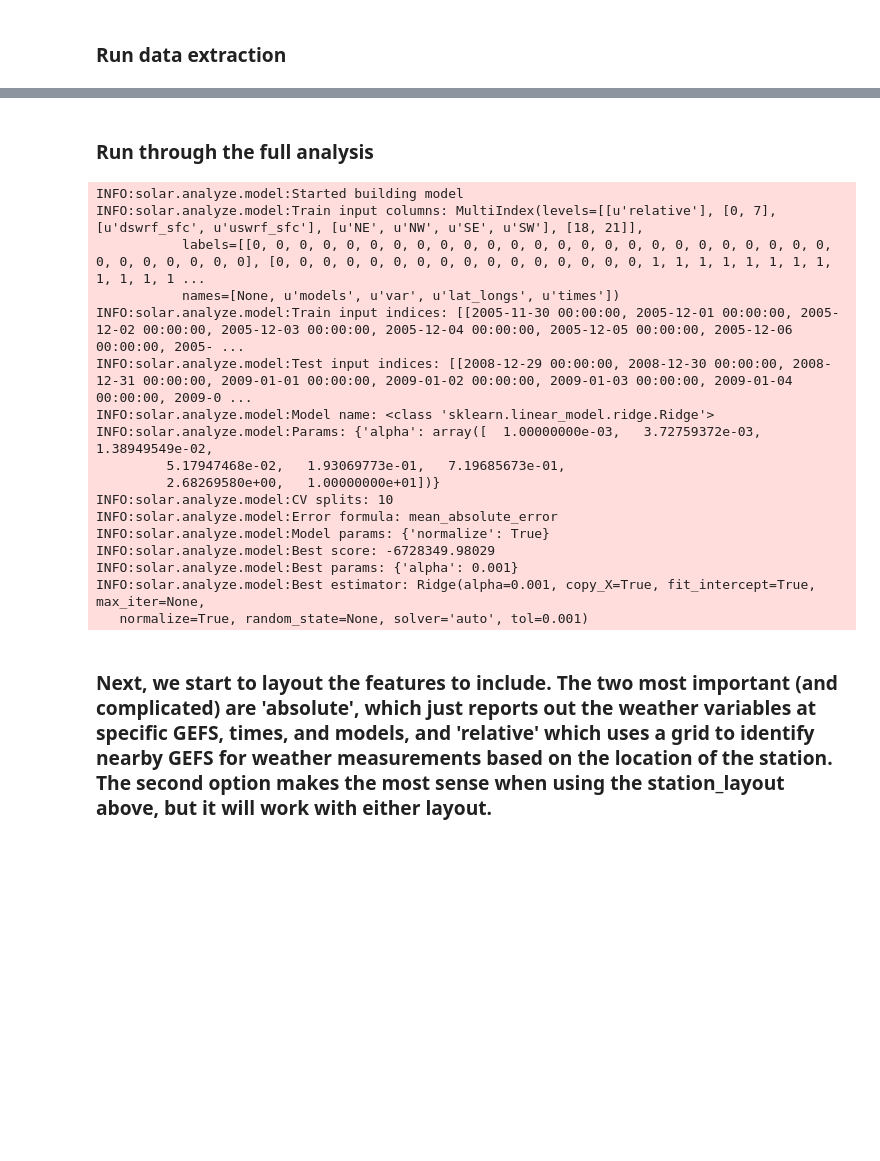
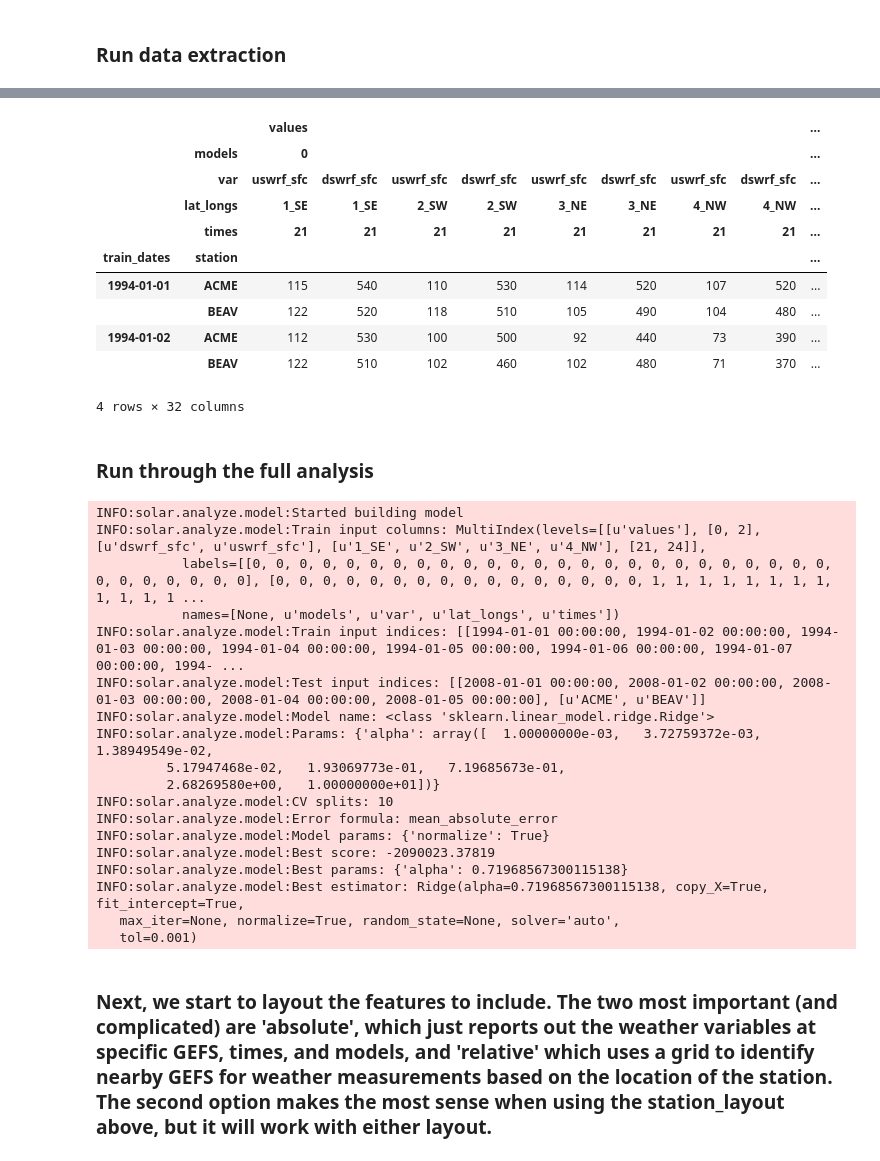
Before and after one commit to joelmpiper/solar_energy_prediction, a Jupyter notebook: notebooks/Full_Walkthrough.ipynb, the cells around one changed output, grey strips where cells are left out. Drawn from its saved outputs; the diff is of its cells as text; code cells hidden in the pictures; blank space fills up the shorter version.

```diff
--- a/notebooks/Full_Walkthrough.ipynb
+++ b/notebooks/Full_Walkthrough.ipynb
@@ -87,3 +86,17 @@ INFO:solar.wrangle.wrangle:Finished building test and training data
+# %%
+input_data[0]
+# %% [output]
+|  |  | values |  |  |  |  |  |  |  | ... |
+|  | models | 0 |  |  |  |  |  |  |  | ... |
+|  | var | uswrf_sfc | dswrf_sfc | uswrf_sfc | dswrf_sfc | uswrf_sfc | dswrf_sfc | uswrf_sfc | dswrf_sfc | ... |
+|  | lat_longs | 1_SE | 1_SE | 2_SW | 2_SW | 3_NE | 3_NE | 4_NW | 4_NW | ... |
+|  | times | 21 | 21 | 21 | 21 | 21 | 21 | 21 | 21 | ... |
+| train_dates | station |  |  |  |  |  |  |  |  | ... |
+| 1994-01-01 | ACME | 115 | 540 | 110 | 530 | 114 | 520 | 107 | 520 | ... |
+|  | BEAV | 122 | 520 | 118 | 510 | 105 | 490 | 104 | 480 | ... |
+| 1994-01-02 | ACME | 112 | 530 | 100 | 500 | 92 | 440 | 73 | 390 | ... |
+|  | BEAV | 122 | 510 | 102 | 460 | 102 | 480 | 71 | 370 | ... |
+4 rows × 32 columns
 # %% [markdown]
 ### Run through the full analysis
 # %%
@@ -98,14 +111,14 @@ error_formula = 'mean_absolute_error'
 cv_splits = 10
 
 model = Model.model(input_data, Ridge, {'alpha':np.logspace(-3,1,8,base=10)}, cv_splits,
-                    error_formula, normalize=True)
+                    error_formula, 1, 'local', normalize=True)
 # %% [output]
 INFO:solar.analyze.model:Started building model
-INFO:solar.analyze.model:Train input columns: MultiIndex(levels=[[u'relative'], [0, 7], [u'dswrf_sfc', u'uswrf_sfc'], [u'NE', u'NW', u'SE', u'SW'], [18, 21]],
+INFO:solar.analyze.model:Train input columns: MultiIndex(levels=[[u'values'], [0, 2], [u'dswrf_sfc', u'uswrf_sfc'], [u'1_SE', u'2_SW', u'3_NE', u'4_NW'], [21, 24]],
            labels=[[0, 0, 0, 0, 0, 0, 0, 0, 0, 0, 0, 0, 0, 0, 0, 0, 0, 0, 0, 0, 0, 0, 0, 0, 0, 0, 0, 0, 0, 0, 0, 0], [0, 0, 0, 0, 0, 0, 0, 0, 0, 0, 0, 0, 0, 0, 0, 0, 1, 1, 1, 1, 1, 1, 1, 1, 1, 1, 1, 1 ...
            names=[None, u'models', u'var', u'lat_longs', u'times'])
-INFO:solar.analyze.model:Train input indices: [[2005-11-30 00:00:00, 2005-12-01 00:00:00, 2005-12-02 00:00:00, 2005-12-03 00:00:00, 2005-12-04 00:00:00, 2005-12-05 00:00:00, 2005-12-06 00:00:00, 2005- ...
-INFO:solar.analyze.model:Test input indices: [[2008-12-29 00:00:00, 2008-12-30 00:00:00, 2008-12-31 00:00:00, 2009-01-01 00:00:00, 2009-01-02 00:00:00, 2009-01-03 00:00:00, 2009-01-04 00:00:00, 2009-0 ...
+INFO:solar.analyze.model:Train input indices: [[1994-01-01 00:00:00, 1994-01-02 00:00:00, 1994-01-03 00:00:00, 1994-01-04 00:00:00, 1994-01-05 00:00:00, 1994-01-06 00:00:00, 1994-01-07 00:00:00, 1994- ...
+INFO:solar.analyze.model:Test input indices: [[2008-01-01 00:00:00, 2008-01-02 00:00:00, 2008-01-03 00:00:00, 2008-01-04 00:00:00, 2008-01-05 00:00:00], [u'ACME', u'BEAV']]
 INFO:solar.analyze.model:Model name: <class 'sklearn.linear_model.ridge.Ridge'>
 INFO:solar.analyze.model:Params: {'alpha': array([  1.00000000e-03,   3.72759372e-03,   1.38949549e-02,
          5.17947468e-02,   1.93069773e-01,   7.19685673e-01,
@@ -113,10 +126,11 @@ INFO:solar.analyze.model:Params: {'alpha': array([  1.00000000e-03,   3.72759372
 INFO:solar.analyze.model:CV splits: 10
 INFO:solar.analyze.model:Error formula: mean_absolute_error
 INFO:solar.analyze.model:Model params: {'normalize': True}
-INFO:solar.analyze.model:Best score: -6728349.98029
-INFO:solar.analyze.model:Best params: {'alpha': 0.001}
-INFO:solar.analyze.model:Best estimator: Ridge(alpha=0.001, copy_X=True, fit_intercept=True, max_iter=None,
-   normalize=True, random_state=None, solver='auto', tol=0.001)
+INFO:solar.analyze.model:Best score: -2090023.37819
+INFO:solar.analyze.model:Best params: {'alpha': 0.71968567300115138}
+INFO:solar.analyze.model:Best estimator: Ridge(alpha=0.71968567300115138, copy_X=True, fit_intercept=True,
+   max_iter=None, normalize=True, random_state=None, solver='auto',
+   tol=0.001)
 # %%
 reload(solar.report.submission)
 from solar.report.submission import Submission
```
Also changed, not shown: parts of 25 cells of this notebook, 4 other files.
